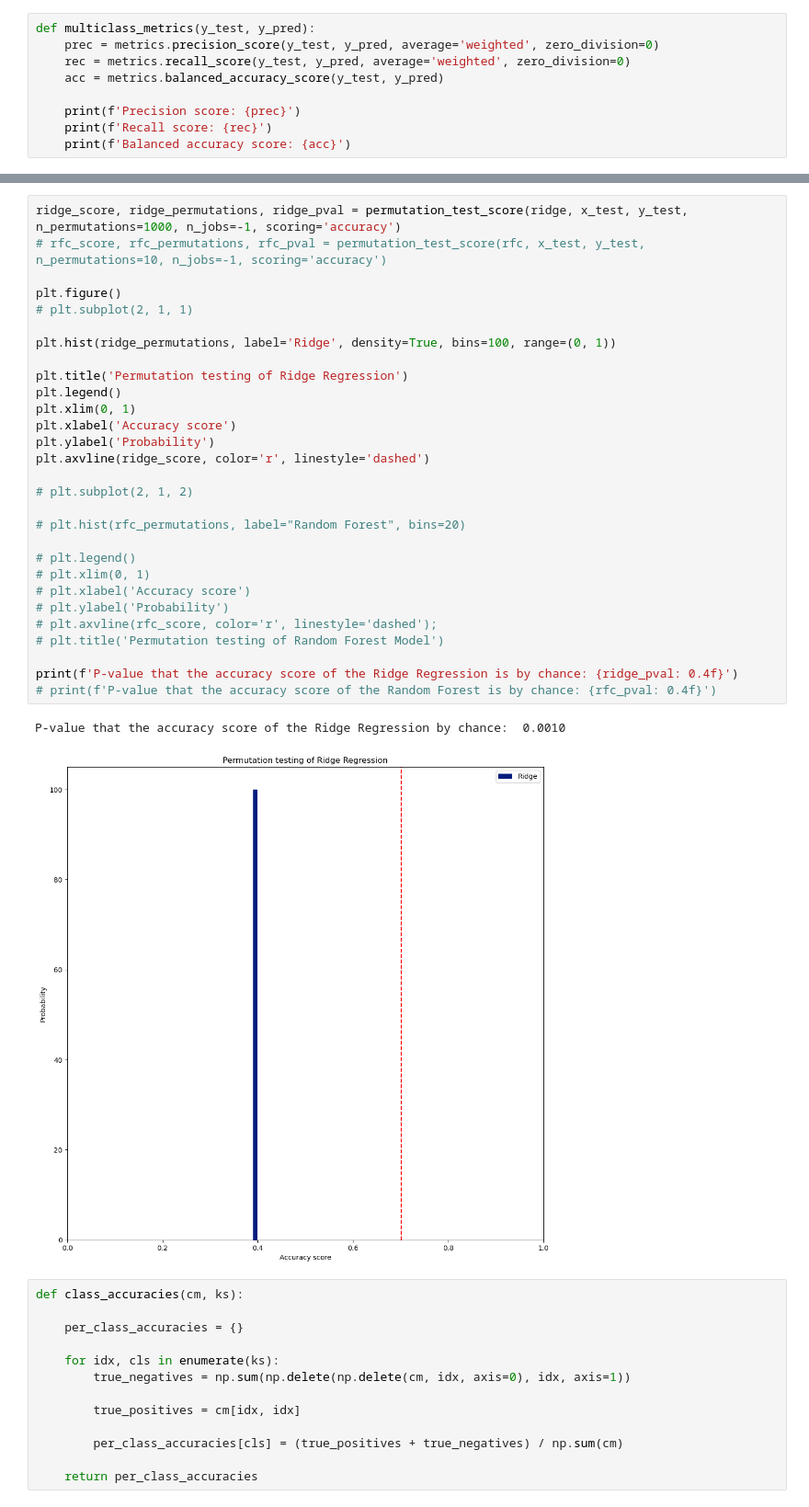
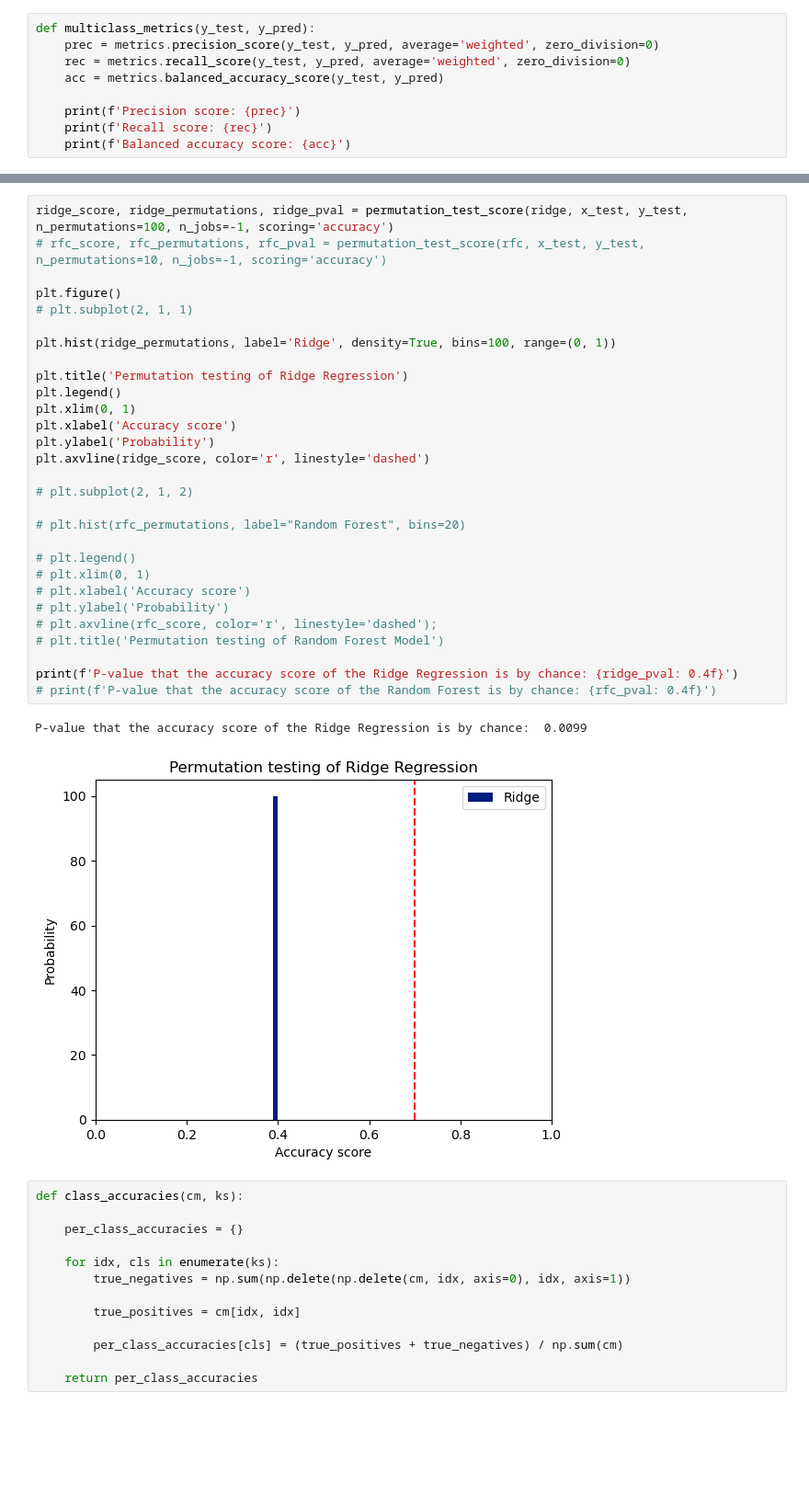
Before and after one commit to azuchows/rna_class, a Jupyter notebook: RNA_Classification.ipynb, the cells around one changed output, grey strips where cells are left out. Shown at 92% size. Cells and saved outputs as stored; diff of their text form; blank space fills up the shorter version.

Commit message:
slight performance tweaks
improve run-time for permutation tests and visuals of some plots, also fix an occasional bug in performance comparisons

```diff
--- a/RNA_Classification.ipynb
+++ b/RNA_Classification.ipynb
@@ -345,35 +341,35 @@ Balanced accuracy score: 0.6265524669867693
 # %%
-ridge_score, ridge_permutations, ridge_pval = permutation_test_score(ridge, x_test, y_test, n_permutations=1000, n_jobs=-1, scoring='accuracy')
+ridge_score, ridge_permutations, ridge_pval = permutation_test_score(ridge, x_test, y_test, n_permutations=100, n_jobs=-1, scoring='accuracy')
 # rfc_score, rfc_permutations, rfc_pval = permutation_test_score(rfc, x_test, y_test, n_permutations=10, n_jobs=-1, scoring='accuracy')
 
 plt.figure()
 # plt.subplot(2, 1, 1)
 
 plt.hist(ridge_permutations, label='Ridge', density=True, bins=100, range=(0, 1))
 
 plt.title('Permutation testing of Ridge Regression')
 plt.legend()
 plt.xlim(0, 1)
 plt.xlabel('Accuracy score')
 plt.ylabel('Probability')
 plt.axvline(ridge_score, color='r', linestyle='dashed')
 
 # plt.subplot(2, 1, 2)
 
 # plt.hist(rfc_permutations, label="Random Forest", bins=20)
 
 # plt.legend()
 # plt.xlim(0, 1)
 # plt.xlabel('Accuracy score')
 # plt.ylabel('Probability')
 # plt.axvline(rfc_score, color='r', linestyle='dashed');
 # plt.title('Permutation testing of Random Forest Model')
 
 print(f'P-value that the accuracy score of the Ridge Regression is by chance: {ridge_pval: 0.4f}')
 # print(f'P-value that the accuracy score of the Random Forest is by chance: {rfc_pval: 0.4f}')
 # %% [output]
-P-value that the accuracy score of the Ridge Regression by chance:  0.0010
+P-value that the accuracy score of the Ridge Regression is by chance:  0.0099
-[figure, old version]
+[figure, new version]
 # %%
 def class_accuracies(cm, ks):
 
```
Also changed, not shown: parts of 22 cells of this notebook, 1 other file.
